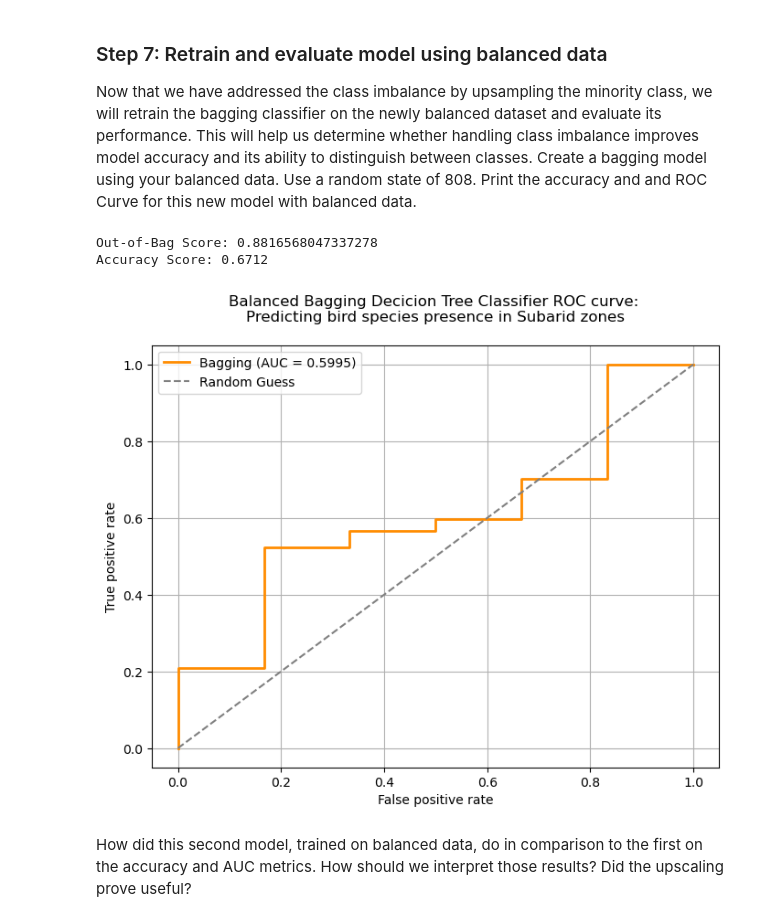
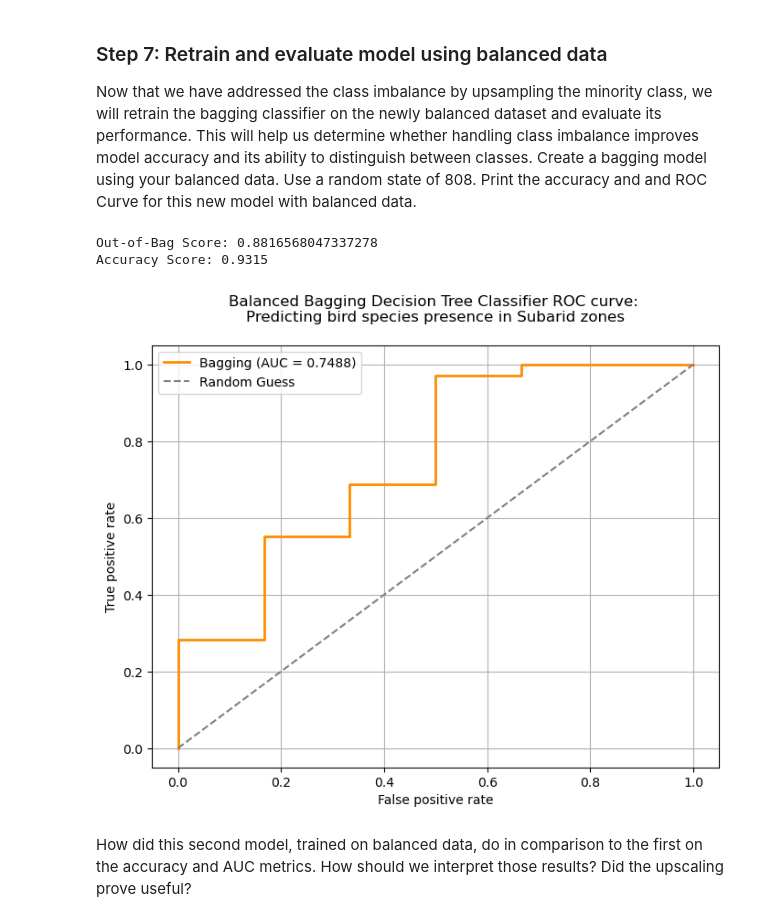
Before and after one commit to haylee360/EDS232-labs, a Jupyter notebook: Week5/lab5-birds.ipynb, the cells around one changed output. Drawn from its saved outputs; the diff is of its cells as text; code cells hidden in the pictures.

```diff
--- a/Week5/lab5-birds.ipynb
+++ b/Week5/lab5-birds.ipynb
@@ -39,3 +42,5 @@ birds = pd.read_csv('BirdTraitData.csv', encoding='unicode_escape', na_values=-9
+# %%
+birds = pd.read_csv('/courses/EDS232/Data/BirdTraitData.csv', encoding='ISO-8859-1', na_values=-999)
 # %%
 # Remove unnecessary characters
 birds.columns = birds.columns.str.replace(': ', '_')
@@ -72,7 +84,7 @@ Encode the data using this process:
 4. Print the head of your dataframe to ensure that labels were in fact encoded.
 # %%
 # Find categorical columns
-cat_cols = birds.select_dtypes(include=["object"]).columns
+cat_cols = birds.select_dtypes(include=["object"]).columns.tolist()
 
 # Loop through cat columns and encode numerically
 for col in cat_cols:
@@ -116,7 +157,7 @@ bagging = BaggingClassifier(n_estimators = 100,
                             random_state = 808)
 
 # Train bagging model
-bagging.fit(X_train_scaled, y_train)
+bagging.fit(X_train, y_train)
 # %% [output]
 BaggingClassifier(n_estimators=100, oob_score=True, random_state=808)
 # %% [markdown]
@@ -212,7 +269,7 @@ X_train_upsampled_minority = resample(X_train_minority,
 
 y_train_upsampled_minority = resample(y_train_minority,
                                      random_state = 808,
-                                     n_samples = len(y_train_majority),
+                                     n_samples = len(X_train_majority),
                                      replace=True)
 
 # Combine majority and upsampled minority class
@@ -220,17 +277,19 @@ X_train_upsampled = pd.concat([X_train_majority, X_train_upsampled_minority])
 y_train_upsampled = pd.concat([y_train_majority, y_train_upsampled_minority])
 
 # # Shuffle the dataset
-X_train_upsampled = resample(X_train_upsampled, random_state = 808)
-y_train_upsampled = resample(y_train_upsampled, random_state = 808)
+X_train_upsampled = X_train_upsampled.sample(random_state = 808, frac=1)
+y_train_upsampled = y_train_upsampled.sample(random_state = 808, frac=1)
+
 
 # Rescale data
-scaler = StandardScaler()
-X_train_upsampled = scaler.fit_transform(X_train_upsampled)
-X_test_scaled = scaler.fit_transform(X_test)
+# scaler = StandardScaler()
+# X_train_upsampled = scaler.fit_transform(X_train_upsampled)
+# X_test_scaled = scaler.fit_transform(X_test)
 
 
 # Print value counts
 print("\nResampled data (y train):\n", y_train_upsampled.value_counts())
+# they should be identical
 # %% [output]
 Resampled data (y train):
  Subarid
@@ -252,7 +311,7 @@ bagging_retrained = BaggingClassifier(n_estimators = 100,
 bagging_retrained.fit(X_train_upsampled, y_train_upsampled)
 
 # Make predictions
-bagging_retrained_preds = bagging_retrained.predict(X_test_scaled)
+bagging_retrained_preds = bagging_retrained.predict(X_test)
 
 # Calculate accuracy
 accuracy_retrained = accuracy_score(y_test, bagging_retrained_preds)
@@ -262,27 +321,26 @@ print(f"Out-of-Bag Score: {oob_score_retrained}")
 print(f"Accuracy Score: {accuracy_retrained:.4f}")
 # %% [output]
 Out-of-Bag Score: 0.8816568047337278
-Accuracy Score: 0.6712
+Accuracy Score: 0.9315
 # %%
-
 # Calculate ROC Curve
-fpr_bal, tpr_bal, _ = roc_curve(y_test, bagging_retrained.predict_proba(X_test_scaled)[:,1])
+fpr_bal, tpr_bal, _ = roc_curve(y_test, bagging_retrained.predict_proba(X_test)[:,1])
 
 # Calculate AUC
 roc_auc_bagging_retrained = auc(fpr_bal, tpr_bal)
 
 # Plot ROC curve
 plt.figure(figsize = (8,6))
 plt.plot(fpr_bal, tpr_bal, color = 'darkorange', lw = 2, label = f'Bagging (AUC = {roc_auc_bagging_retrained:.4f})')
 plt.plot([0, 1], [0, 1], color="gray", linestyle="--", label="Random Guess")
 plt.xlabel('False positive rate')
 plt.ylabel('True positive rate')
-plt.title('Balanced Bagging Decicion Tree Classifier ROC curve: \nPredicting bird species presence in Subarid zones\n')
+plt.title('Balanced Bagging Decision Tree Classifier ROC curve: \nPredicting bird species presence in Subarid zones\n')
 plt.legend()
 plt.grid(True)
 plt.show()
 # %% [output]
-[figure, old version]
+[figure, new version]
 # %% [markdown]
 How did this second model, trained on balanced data, do in comparison to the first on the accuracy and AUC metrics.  How should we interpret those results?  Did the upscaling prove useful?
 # %% [markdown]
```
Also changed, not shown: parts of 12 cells of this notebook, 1 other file.
